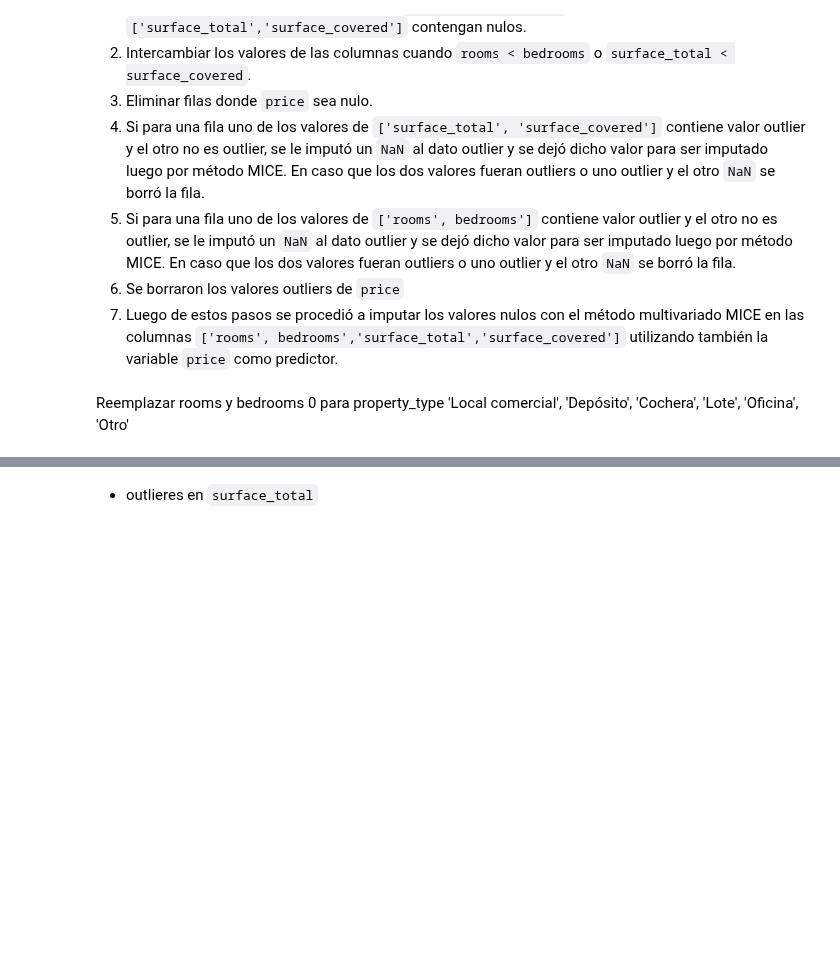
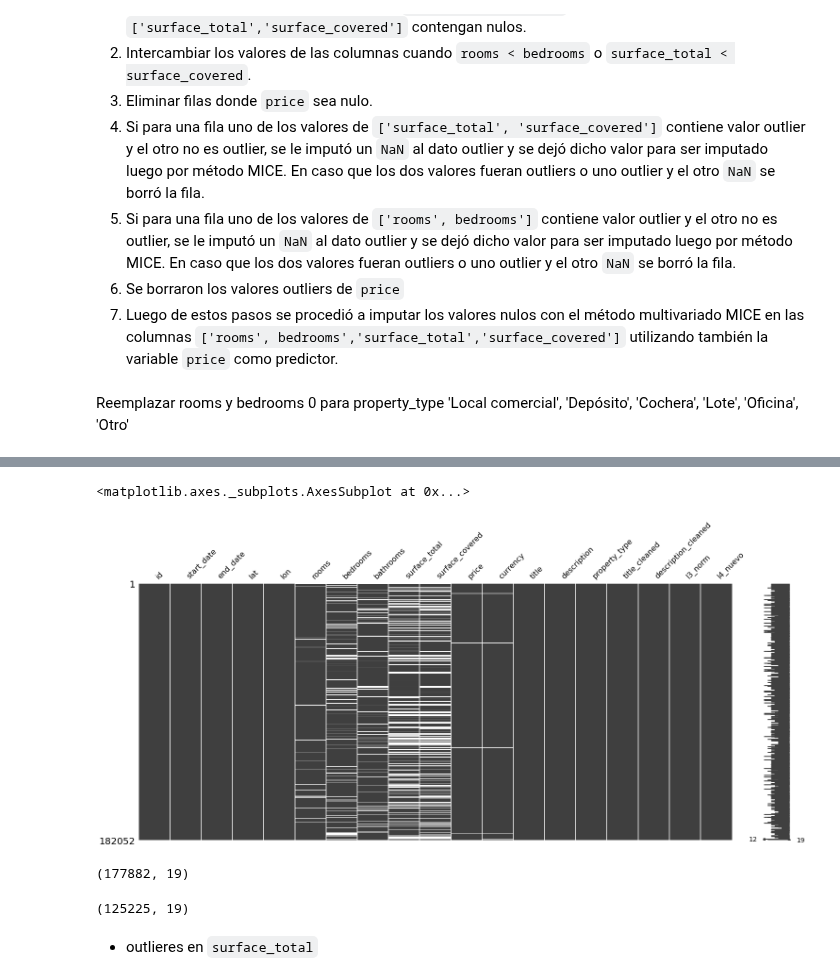
Before and after one commit to Ignacio-Ibarra/tpAA, a Jupyter notebook: Pre-processing.ipynb, the cells around one changed output, grey strips where cells are left out. Drawn from its saved outputs; the diff is of its cells as text; code cells hidden in the pictures; blank space fills up the shorter version.

```diff
--- a/Pre-processing.ipynb
+++ b/Pre-processing.ipynb
@@ -388,10 +482,5 @@ data.shape
 Reemplazar rooms y bedrooms 0 para property_type 'Local comercial', 'Depósito', 'Cochera', 'Lote', 'Oficina', 'Otro'
 # %%
 data.loc[data.property_type.isin(["Cochera","Depósito","Local comercial","Lote","Oficina","Otro"]),["rooms","bedrooms"]] = data.loc[data.property_type.isin(["Cochera","Depósito","Local comercial","Lote","Oficina","Otro"]),["rooms","bedrooms"]].fillna(0)
-# %%
-#punto 1
-data.dropna(subset = ['rooms', 'bedrooms'], inplace=True)
-data.dropna(subset = ['surface_total', 'surface_covered'], inplace=True)
-data.dropna(subset =['price'], inplace=True)
 # %%
 data.shape
@@ -397,0 +510,18 @@ data.shape
+# %%
+import missingno as msno
+
+msno.matrix(data)
+# %% [output]
+<matplotlib.axes._subplots.AxesSubplot at 0x...>
+[figure, added]
+# %%
+#punto 1
+data.dropna(subset = ['rooms', 'bedrooms'], how = 'all', inplace = True)
+data.shape
+# %% [output]
+(177882, 19)
+# %%
+data.dropna(subset = ['surface_total', 'surface_covered'], how = 'all', inplace=True)
+data.shape
+# %% [output]
+(125225, 19)
```
Also changed, not shown: parts of 42 cells of this notebook.
